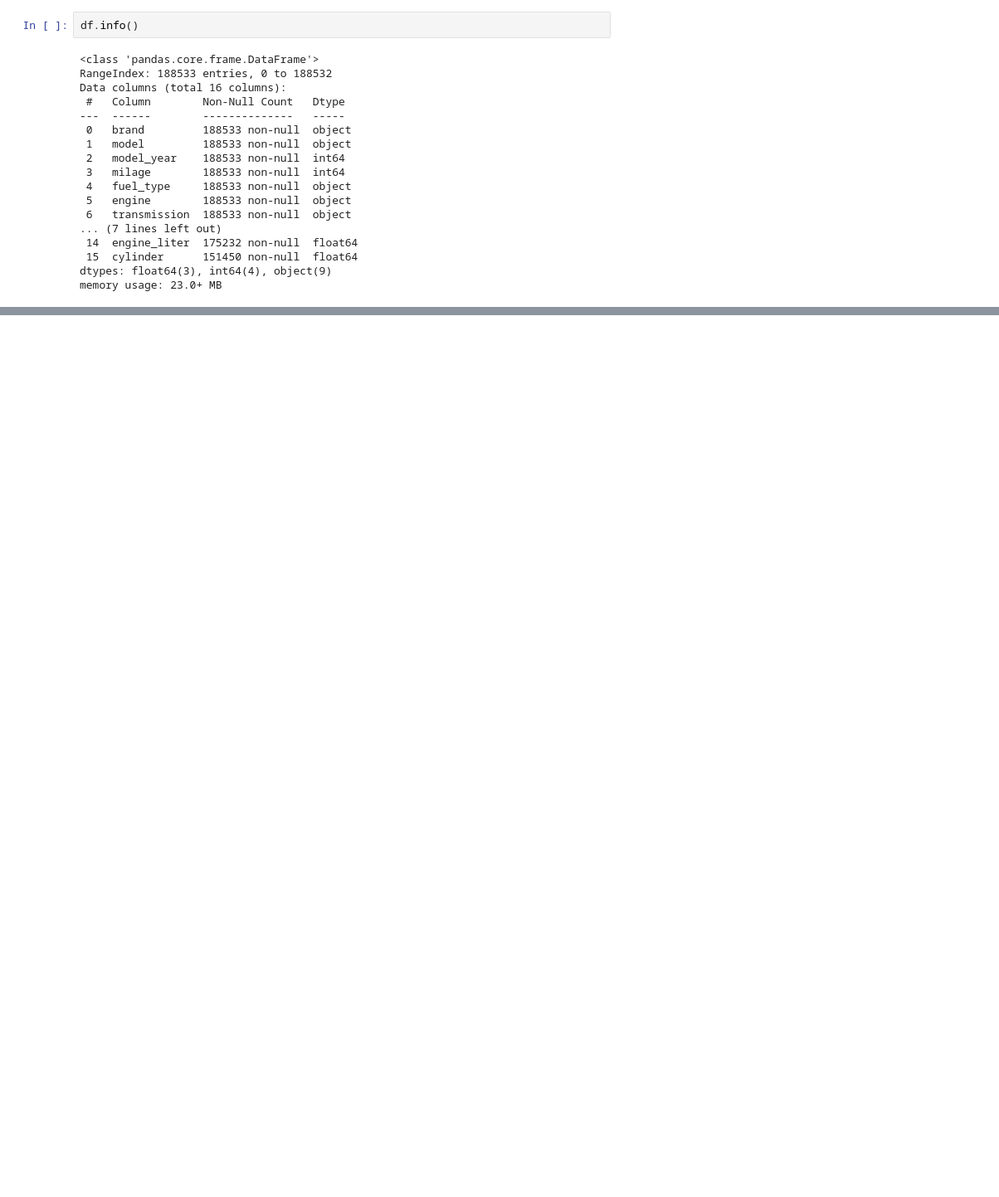
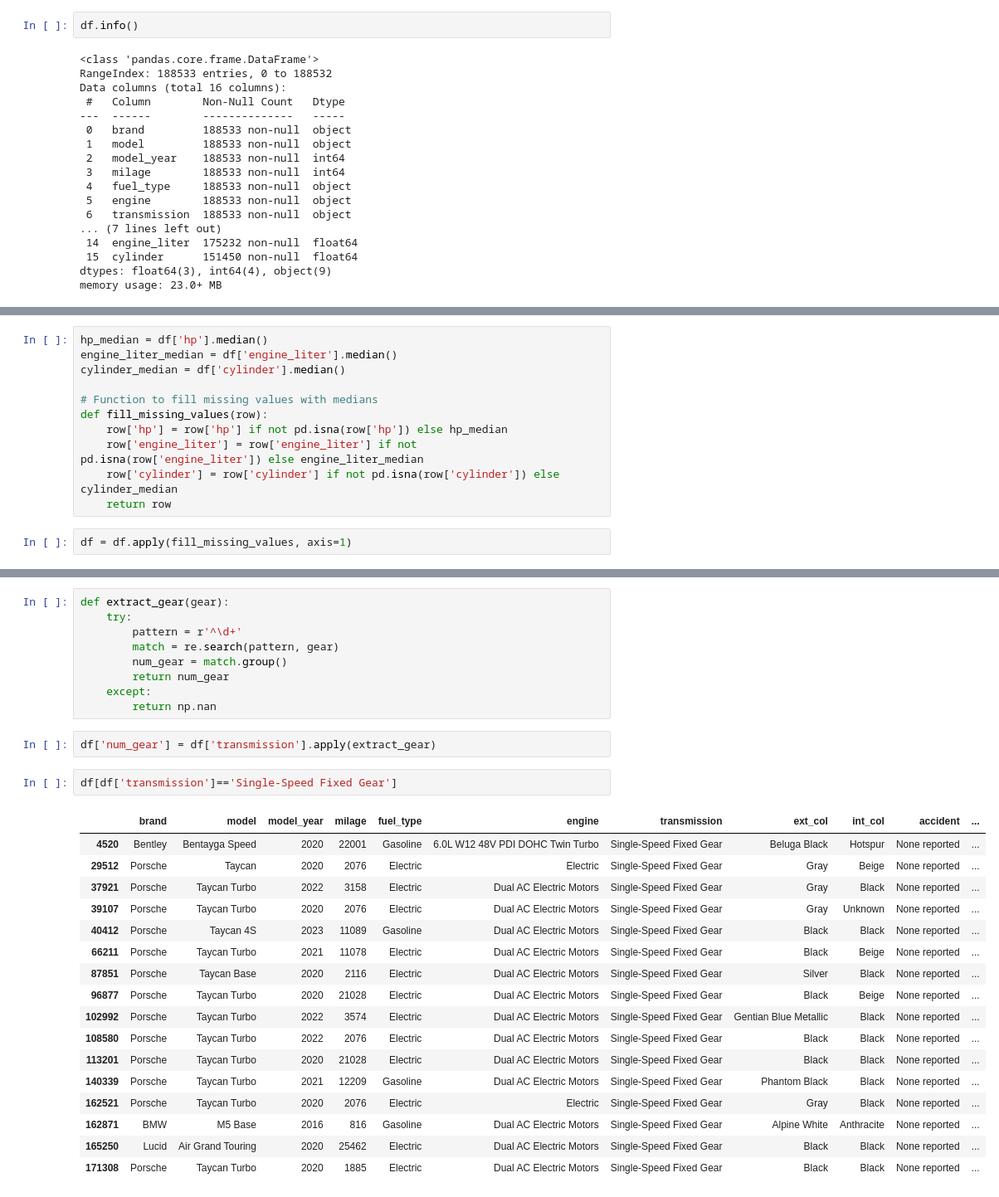
Before and after one commit to jjanekkim/Regression_Used_Car_Prices, a Jupyter notebook: validation.ipynb, the cells around one changed output, grey strips where cells are left out. Shown: that part at 83% size. Cells and saved outputs as stored; diff of their text form; blank space fills up the shorter version.

```diff
--- a/validation.ipynb
+++ b/validation.ipynb
@@ -749,0 +778,13 @@ for
+# %%
+hp_median = df['hp'].median()
+engine_liter_median = df['engine_liter'].median()
+cylinder_median = df['cylinder'].median()
+
+# Function to fill missing values with medians
+def fill_missing_values(row):
+    row['hp'] = row['hp'] if not pd.isna(row['hp']) else hp_median
+    row['engine_liter'] = row['engine_liter'] if not pd.isna(row['engine_liter']) else engine_liter_median
+    row['cylinder'] = row['cylinder'] if not pd.isna(row['cylinder']) else cylinder_median
+    return row
+# %%
+df = df.apply(fill_missing_values, axis=1)
@@ -749,0 +815,31 @@ for
+# %%
+def extract_gear(gear):
+    try:
+        pattern = r'^\d+'
+        match = re.search(pattern, gear)
+        num_gear = match.group()
+        return num_gear
+    except:
+        return np.nan
+# %%
+df['num_gear'] = df['transmission'].apply(extract_gear)
+# %%
+df[df['transmission']=='Single-Speed Fixed Gear']
+# %% [output]
+|  | brand | model | model_year | milage | fuel_type | engine | transmission | ext_col | int_col | accident | ... |
+| 4520 | Bentley | Bentayga Speed | 2020 | 22001 | Gasoline | 6.0L W12 48V PDI DOHC Twin Turbo | Single-Speed Fixed Gear | Beluga Black | Hotspur | None reported | ... |
+| 29512 | Porsche | Taycan | 2020 | 2076 | Electric | Electric | Single-Speed Fixed Gear | Gray | Beige | None reported | ... |
+| 37921 | Porsche | Taycan Turbo | 2022 | 3158 | Electric | Dual AC Electric Motors | Single-Speed Fixed Gear | Gray | Black | None reported | ... |
+| 39107 | Porsche | Taycan Turbo | 2020 | 2076 | Electric | Dual AC Electric Motors | Single-Speed Fixed Gear | Gray | Unknown | None reported | ... |
+| 40412 | Porsche | Taycan 4S | 2023 | 11089 | Gasoline | Dual AC Electric Motors | Single-Speed Fixed Gear | Black | Black | None reported | ... |
+| 66211 | Porsche | Taycan Turbo | 2021 | 11078 | Electric | Dual AC Electric Motors | Single-Speed Fixed Gear | Black | Beige | None reported | ... |
+| 87851 | Porsche | Taycan Base | 2020 | 2116 | Electric | Dual AC Electric Motors | Single-Speed Fixed Gear | Silver | Black | None reported | ... |
+| 96877 | Porsche | Taycan Turbo | 2020 | 21028 | Electric | Dual AC Electric Motors | Single-Speed Fixed Gear | Black | Beige | None reported | ... |
+| 102992 | Porsche | Taycan Turbo | 2022 | 3574 | Electric | Dual AC Electric Motors | Single-Speed Fixed Gear | Gentian Blue Metallic | Black | None reported | ... |
+| 108580 | Porsche | Taycan Turbo | 2022 | 2076 | Electric | Dual AC Electric Motors | Single-Speed Fixed Gear | Black | Black | None reported | ... |
+| 113201 | Porsche | Taycan Turbo | 2020 | 21028 | Electric | Dual AC Electric Motors | Single-Speed Fixed Gear | Black | Black | None reported | ... |
+| 140339 | Porsche | Taycan Turbo | 2021 | 12209 | Gasoline | Dual AC Electric Motors | Single-Speed Fixed Gear | Phantom Black | Black | None reported | ... |
+| 162521 | Porsche | Taycan Turbo | 2020 | 2076 | Electric | Electric | Single-Speed Fixed Gear | Gray | Black | None reported | ... |
+| 162871 | BMW | M5 Base | 2016 | 816 | Gasoline | Dual AC Electric Motors | Single-Speed Fixed Gear | Alpine White | Anthracite | None reported | ... |
+| 165250 | Lucid | Air Grand Touring | 2020 | 25462 | Electric | Dual AC Electric Motors | Single-Speed Fixed Gear | Black | Black | None reported | ... |
+| 171308 | Porsche | Taycan Turbo | 2020 | 1885 | Electric | Dual AC Electric Motors | Single-Speed Fixed Gear | Black | Black | None reported | ... |
```
Also changed, not shown: parts of 27 cells of this notebook.
